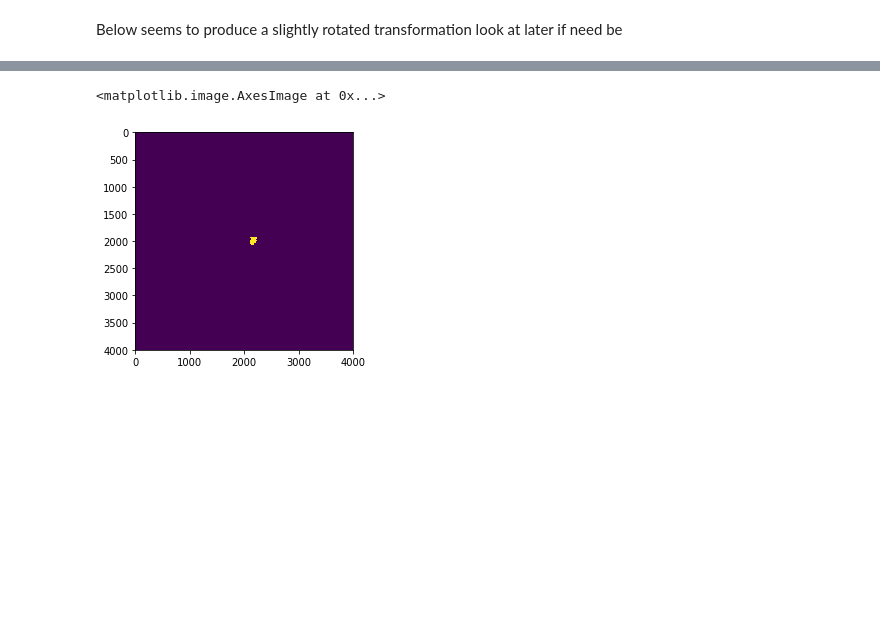
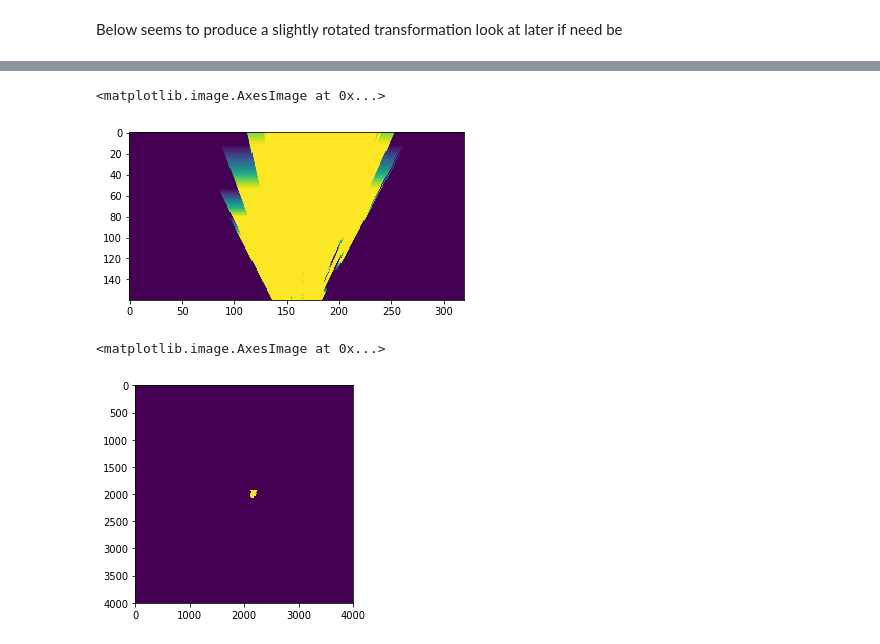
Before and after one commit to d13sl0w/RoboND-Rover-Project, a Jupyter notebook: code/Rover_Scratch_Space.ipynb, the cells around one changed output, grey strips where cells are left out. Drawn from its saved outputs; the diff is of its cells as text; code cells hidden in the pictures; blank space fills up the shorter version.

```diff
--- a/code/Rover_Scratch_Space.ipynb
+++ b/code/Rover_Scratch_Space.ipynb
@@ -59,3 +83,11 @@ rover.update_map()
+# %%
+rover.current_view = sample_image
+trans_img = rover.process_image()
+# %%
+plt.imshow(trans_img)
+# %% [output]
+<matplotlib.image.AxesImage at 0x...>
+[figure, added]
 # %%
 plt.imshow(rover.main_map)
 # %% [output]
```
Also changed, not shown: parts of 7 cells of this notebook.
